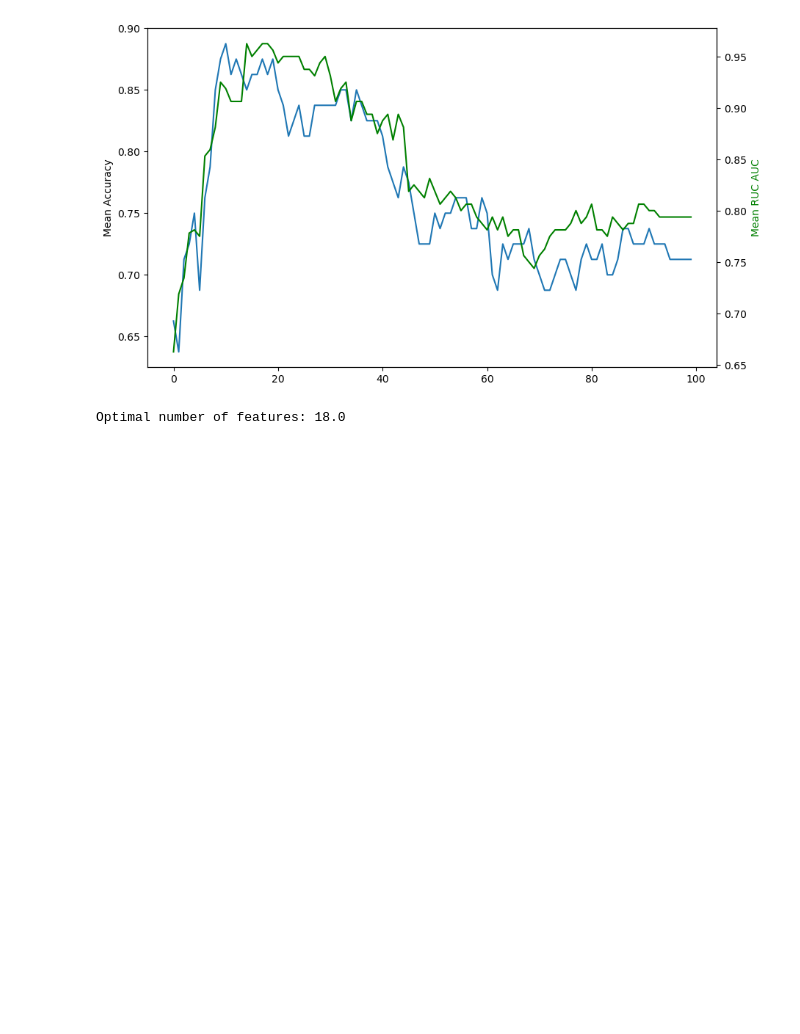
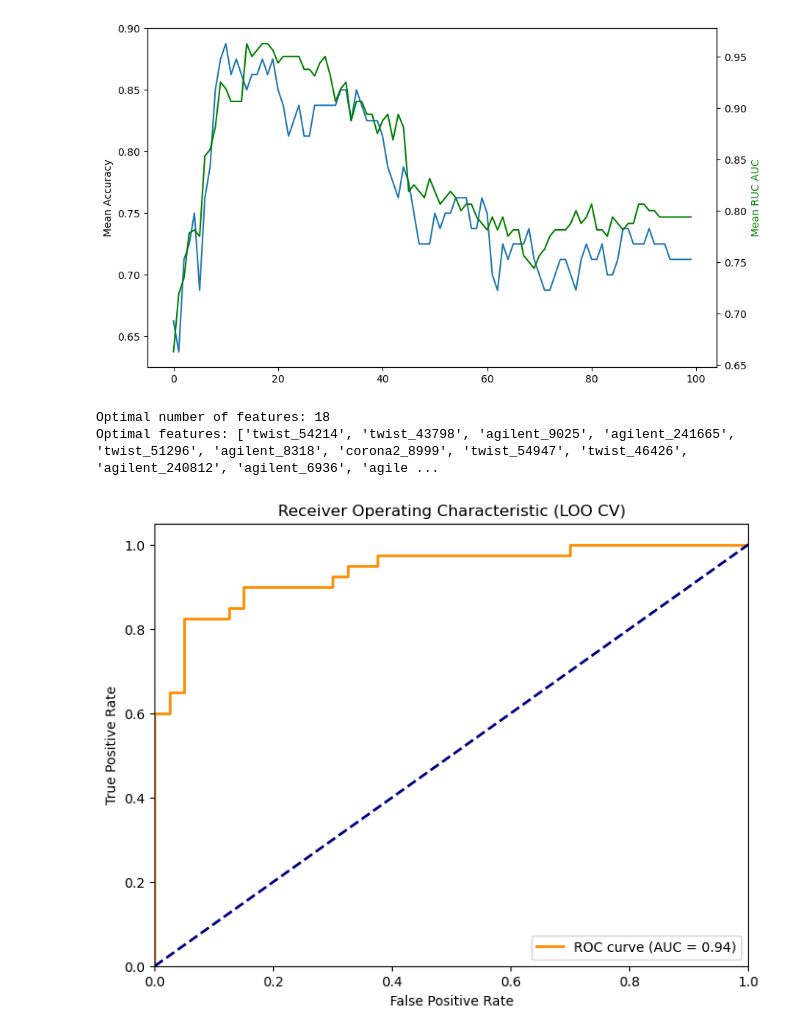
Before and after one commit to SysBioengLab/PhIP-seq-IBD-PUC, a Jupyter notebook: src/shap_selected_peptides.ipynb, the cells around one changed output. Saved outputs shown, nothing was run; the diff lists cells and outputs as text; code cells hidden in the pictures; blank space fills up the shorter version.

```diff
--- a/src/shap_selected_peptides.ipynb
+++ b/src/shap_selected_peptides.ipynb
@@ -88,7 +88,54 @@ dict_cross_val['n_features'] = list(range(1, n_features + 1))
 cross_val_df = pd.DataFrame(dict_cross_val)
 # features = median_importance.index[:50].to_list()
 cross_val_df.sort_values(by='mean_roc_auc', ascending=False, inplace=True)
-n_features_optimal = cross_val_df.iloc[0]['n_features']
-print(f'Optimal number of features: {n_features_optimal}'   )
+n_features_optimal = cross_val_df.iloc[0]['n_features'].astype(int)
+opt_features = important_peptides[:n_features_optimal]['peptide_name'].to_list()
+print(f'Optimal number of features: {n_features_optimal}')
+print(f'Optimal features: {opt_features}')
 # %% [output]
-Optimal number of features: 18.0
+Optimal number of features: 18
+Optimal features: ['twist_54214', 'twist_43798', 'agilent_9025', 'agilent_241665', 'twist_51296', 'agilent_8318', 'corona2_8999', 'twist_54947', 'twist_46426', 'agilent_240812', 'agilent_6936', 'agile ...
+# %%
+from sklearn.model_selection import LeaveOneOut, StratifiedKFold
+from sklearn.metrics import roc_curve, auc
+# LOO CV with optimal features
+
+X_opt = X[opt_features]
+y = y.copy()
+
+cv = LeaveOneOut()
+y_true = []
+y_pred_proba = []
+# make a loo cv
+for train_index, test_index in cv.split(X_opt, y):
+    X_train, X_test = X_opt.iloc[train_index], X_opt.iloc[test_index]
+    y_train, y_test = y.iloc[train_index], y.iloc[test_index]
+    # print(test_index)
+    model = XGBClassifier(**params, n_estimators=200, enable_categorical=True)
+    model.fit(X_train, y_train)
+
+    y_prob = model.predict_proba(X_test)[:,1]
+
+    fpr, tpr, thresholds = roc_curve(y_test, y_prob)
+
+    y_true.extend(y_test)
+    y_pred_proba.extend(y_prob)
+
+# # Calculate ROC curve and AUC
+
+fpr, tpr, thresholds = roc_curve(y_true, y_pred_proba)
+roc_auc = auc(fpr, tpr)
+
+# Plot ROC curve
+plt.figure(figsize=(8, 6))
+plt.plot(fpr, tpr, color='darkorange', lw=2, label=f'ROC curve (AUC = {roc_auc:.2f})')
+plt.plot([0, 1], [0, 1], color='navy', lw=2, linestyle='--')
+plt.xlim([0.0, 1.0])
+plt.ylim([0.0, 1.05])
+plt.xlabel('False Positive Rate')
+plt.ylabel('True Positive Rate')
+plt.title('Receiver Operating Characteristic (LOO CV)')
+plt.legend(loc='lower right')
+plt.show()
+# %% [output]
+[figure, added]
```
Also changed, not shown: parts of 7 cells of this notebook, 3 other files.
